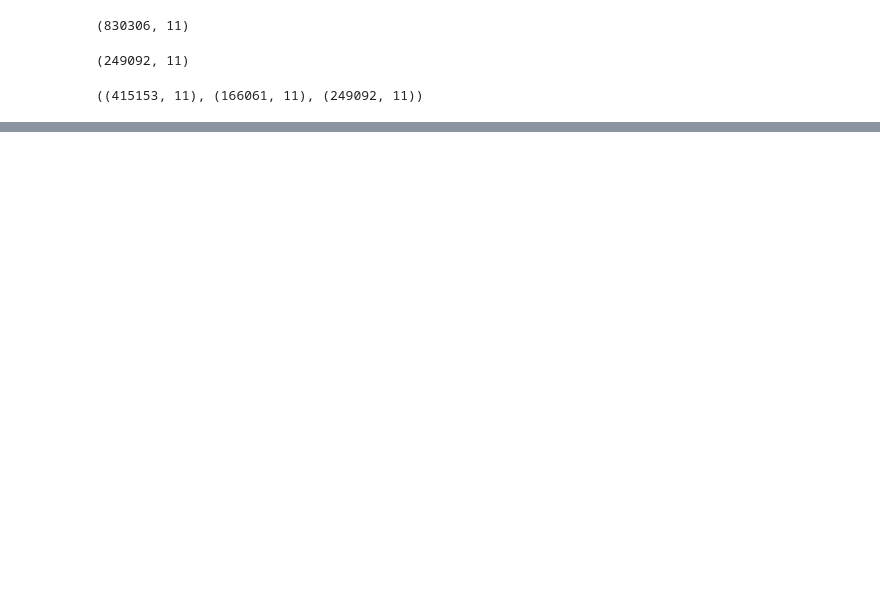
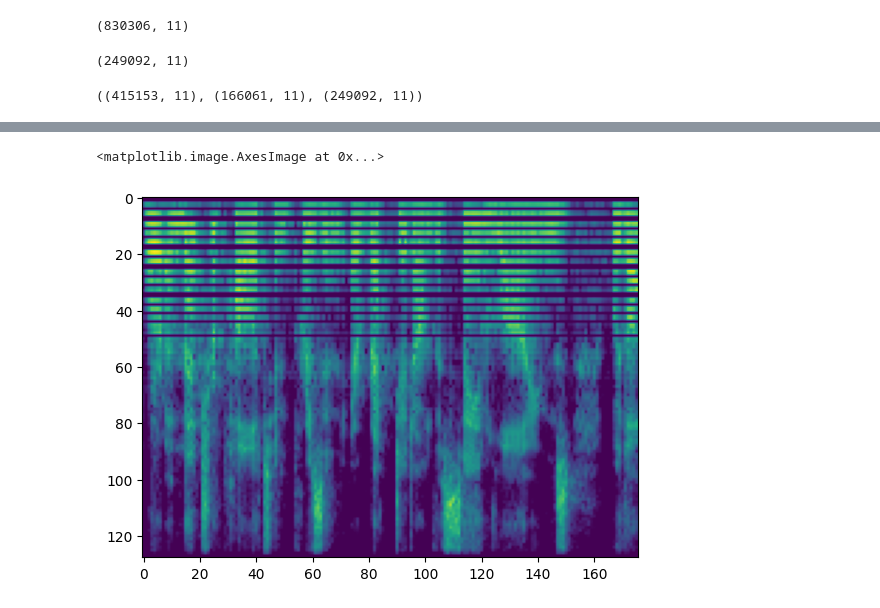
Before and after one commit to cassuci/adf-detector, a Jupyter notebook: 1-data-structure.ipynb, the cells around one changed output, grey strips where cells are left out. Cells and saved outputs as stored; diff of their text form; code cells hidden in the pictures; blank space fills up the shorter version.

```diff
--- a/1-data-structure.ipynb
+++ b/1-data-structure.ipynb
@@ -220,0 +223,4 @@ vae_train.shape, vae_val.shape, vae_test.shape
+# %%
+import pandas as pd
+cls_train_ids_sample = pd.read_csv('cls_train_ids_sample.csv')
+cls_train_ids_sample.head()
@@ -220,0 +234,33 @@ vae_train.shape, vae_val.shape, vae_test.shape
+# %%
+import numpy as np
+import librosa
+import librosa.display
+import matplotlib.pyplot as plt
+
+def audio_to_mel_spectrogram(audio_file_path, max_length=4*22500, sr=22500, n_mels=256):
+    #audio_file_path = audio_file_path if type(audio_file_path) == str else audio_file_path.decode('ASCII')
+    #audio_file_path = str(audio_file_path).replace('\\\\', os.sep)
+    #audio_file_path = audio_file_path.replace('F:', '/mnt/f').replace('//', '/')
+
+    with open(audio_file_path, 'rb') as fh:
+        y, sr = librosa.load(fh, sr=sr)
+
+    if len(y) > max_length:
+        # If the audio is longer than the maximum length, cut it
+        y = y[:max_length]
+    elif len(y) < max_length:
+        # If the audio is shorter, pad it with zeros
+        pad_length = max_length - len(y)
+        y = np.pad(y, (0, pad_length), mode='constant')
+
+    # Calculate the Mel spectrogram
+    mel_spectrogram = librosa.feature.melspectrogram(y=y, sr=sr, n_fft=n_mels)
+    mel_spectrogram = librosa.power_to_db(mel_spectrogram, ref=np.max)
+
+    return mel_spectrogram
+# %%
+from matplotlib import pyplot as plt
+plt.imshow(audio_to_mel_spectrogram(cls_train_ids_sample[cls_train_ids_sample['fake']==1]['full_path'].sample(n=1).values[0]))
+# %% [output]
+<matplotlib.image.AxesImage at 0x...>
+[figure, added]
```
Also changed, not shown: parts of 3 cells of this notebook, 6 other files.
